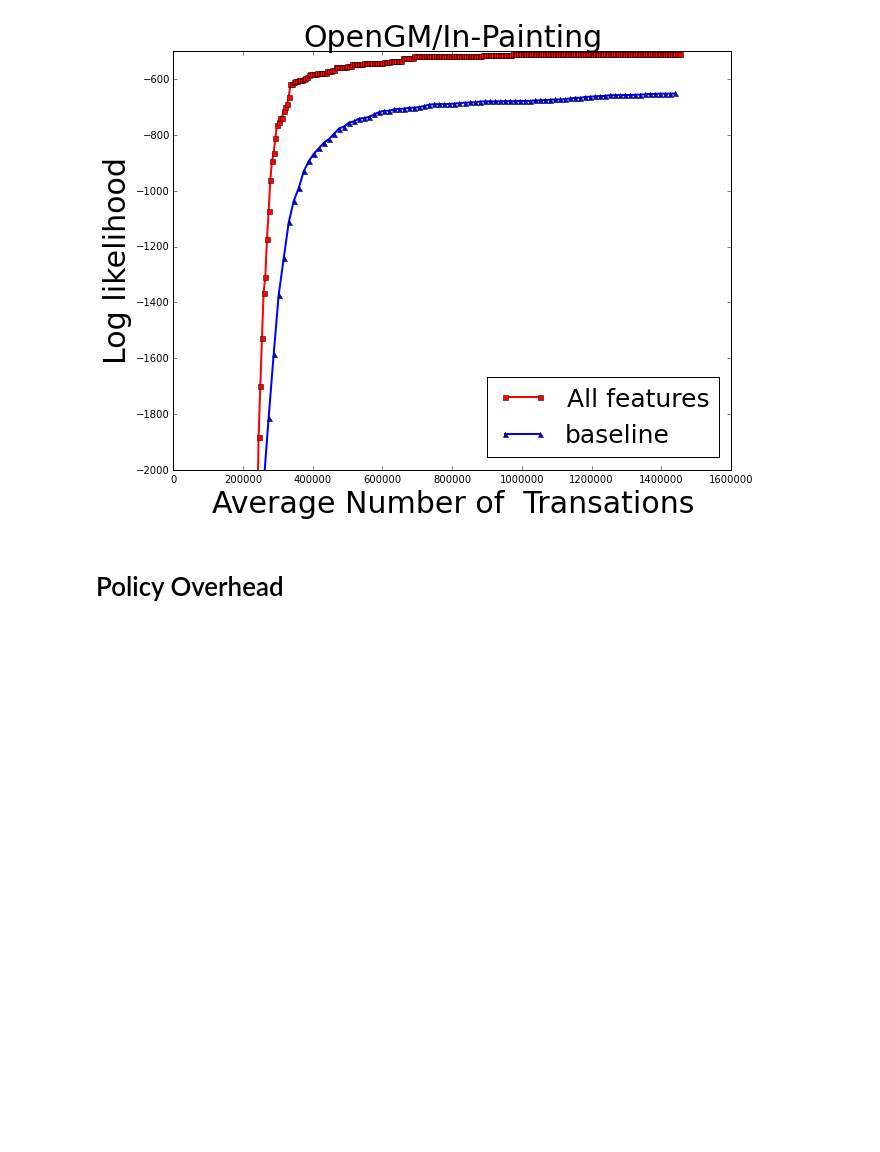
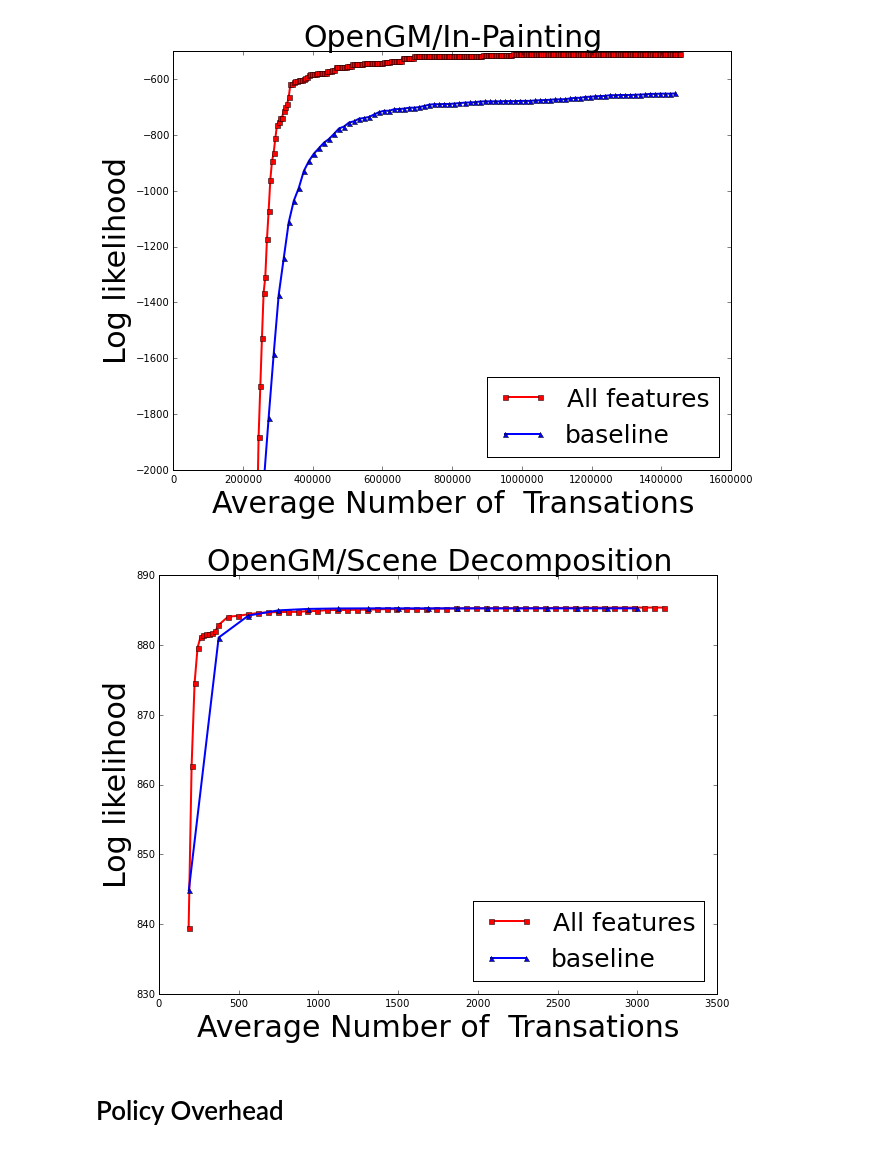
Before and after one commit to strin/HeteroSampler, a Jupyter notebook: shipping.ipynb, the cells around one changed output. Cells and saved outputs as stored; diff of their text form; code cells hidden in the pictures; blank space fills up the shorter version.

```diff
--- a/shipping.ipynb
+++ b/shipping.ipynb
@@ -143,5 +143,14 @@ savefig('figure/opengm-inpainting.pdf')
 # %% [output]
 [figure]
+# %%
+plotPerformanceWithBudgets([ 'test/opengm/scene/blockpolicy/default/0/tcall_b*/policy.xml', 'test/opengm/scene/gibbs/default/0/tcall_T*/policy.xml'], \
+                           _title='OpenGM/Scene Decomposition',
+                           _xlabel='Average Number of  Transations',
+                           _ylabel='Log likelihood',
+                           _ticksize=10)
+savefig('figure/budget/opengm-scene-decomposition.pdf')
+# %% [output]
+[figure, added]
 # %% [markdown]
 # Policy Overhead
 # %%
```
Also changed, not shown: parts of 13 cells of this notebook, 3 other files.
